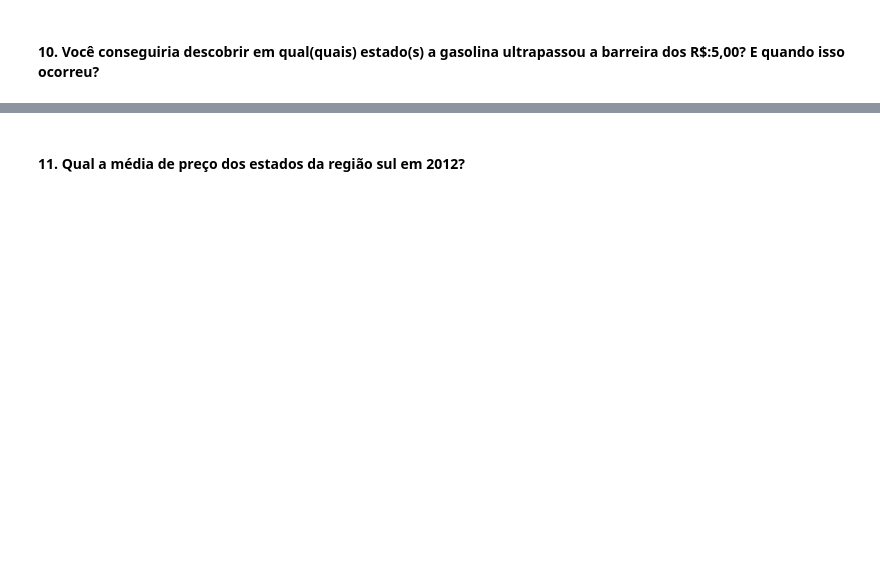
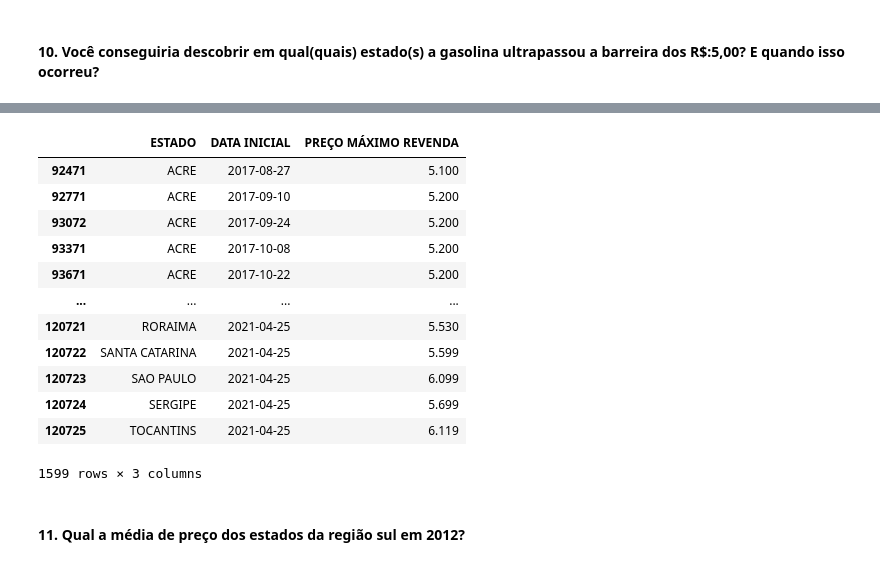
Before and after one commit to eumarianamota/data-science-studies, a Jupyter notebook: modulo-6/ex-01/exercises-1.ipynb, the cells around one changed output, grey strips where cells are left out. Cells and saved outputs as stored; diff of their text form; code cells hidden in the pictures; blank space fills up the shorter version.

```diff
--- a/modulo-6/ex-01/exercises-1.ipynb
+++ b/modulo-6/ex-01/exercises-1.ipynb
@@ -113,2 +148,22 @@ Name: count, dtype: int64
+# %%
+selecao = (dataframe["PRODUTO"] == "GASOLINA COMUM") & (dataframe["PREÇO MÁXIMO REVENDA"] > 5)
+selecao
+
+resultado = dataframe.loc[selecao, ["ESTADO", "DATA INICIAL", "PREÇO MÁXIMO REVENDA"]]
+resultado
+# %% [output]
+|  | ESTADO | DATA INICIAL | PREÇO MÁXIMO REVENDA |
+| 92471 | ACRE | 2017-08-27 | 5.100 |
+| 92771 | ACRE | 2017-09-10 | 5.200 |
+| 93072 | ACRE | 2017-09-24 | 5.200 |
+| 93371 | ACRE | 2017-10-08 | 5.200 |
+| 93671 | ACRE | 2017-10-22 | 5.200 |
+| ... | ... | ... | ... |
+| 120721 | RORAIMA | 2021-04-25 | 5.530 |
+| 120722 | SANTA CATARINA | 2021-04-25 | 5.599 |
+| 120723 | SAO PAULO | 2021-04-25 | 6.099 |
+| 120724 | SERGIPE | 2021-04-25 | 5.699 |
+| 120725 | TOCANTINS | 2021-04-25 | 6.119 |
+1599 rows × 3 columns
 # %% [markdown]
 #### 11. Qual a média de preço dos estados da região sul em 2012?
```
Also changed, not shown: parts of 10 cells of this notebook, 3 other files.
